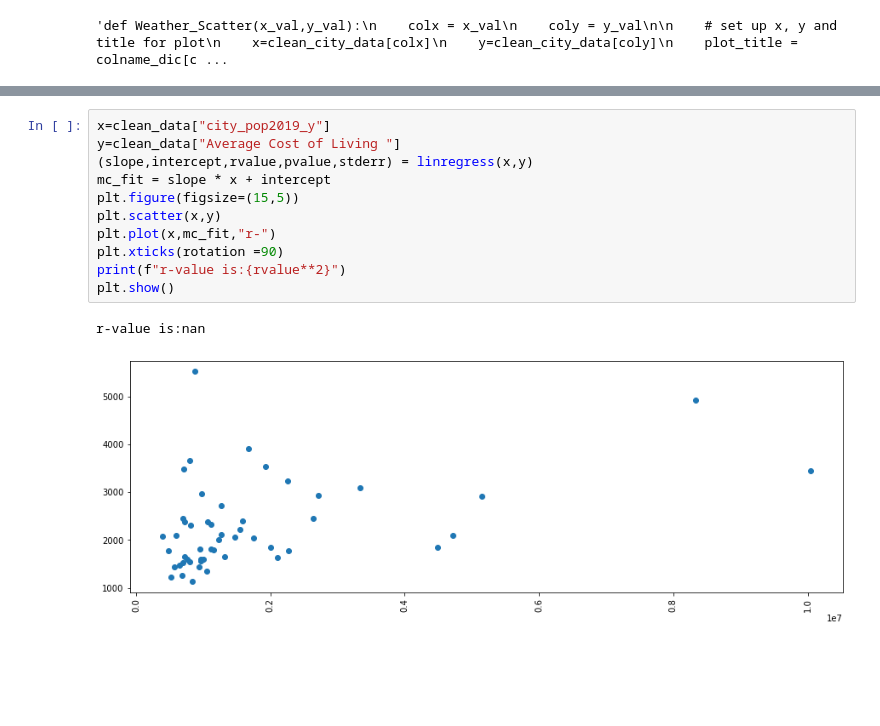
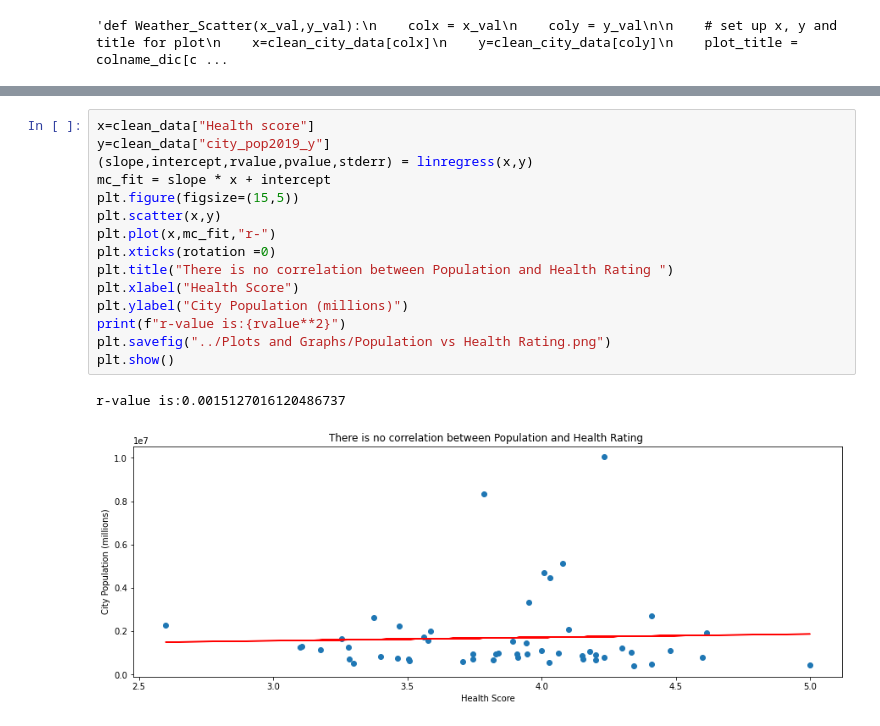
Before and after one commit to Loki-codes/Greener-Pastures, a Jupyter notebook: data processing Py files/Plots.ipynb, the cells around one changed output, grey strips where cells are left out. Drawn from its saved outputs; the diff is of its cells as text; blank space fills up the shorter version.

```diff
--- a/data processing Py files/Plots.ipynb
+++ b/data processing Py files/Plots.ipynb
@@ -107,14 +115,18 @@ r-value is:nan
 # %%
-x=clean_data["city_pop2019_y"]
-y=clean_data["Average Cost of Living "]
+x=clean_data["Health score"]
+y=clean_data["city_pop2019_y"]
 (slope,intercept,rvalue,pvalue,stderr) = linregress(x,y)
 mc_fit = slope * x + intercept
 plt.figure(figsize=(15,5))
 plt.scatter(x,y)
 plt.plot(x,mc_fit,"r-")
-plt.xticks(rotation =90)
+plt.xticks(rotation =0)
+plt.title("There is no correlation between Population and Health Rating ")
+plt.xlabel("Health Score")
+plt.ylabel("City Population (millions)")
 print(f"r-value is:{rvalue**2}")
+plt.savefig("../Plots and Graphs/Population vs Health Rating.png")
 plt.show()
 # %% [output]
-r-value is:nan
+r-value is:0.0015127016120486737
-[figure, old version]
+[figure, new version]
```
Also changed, not shown: parts of 15 cells of this notebook, 7 other files.
